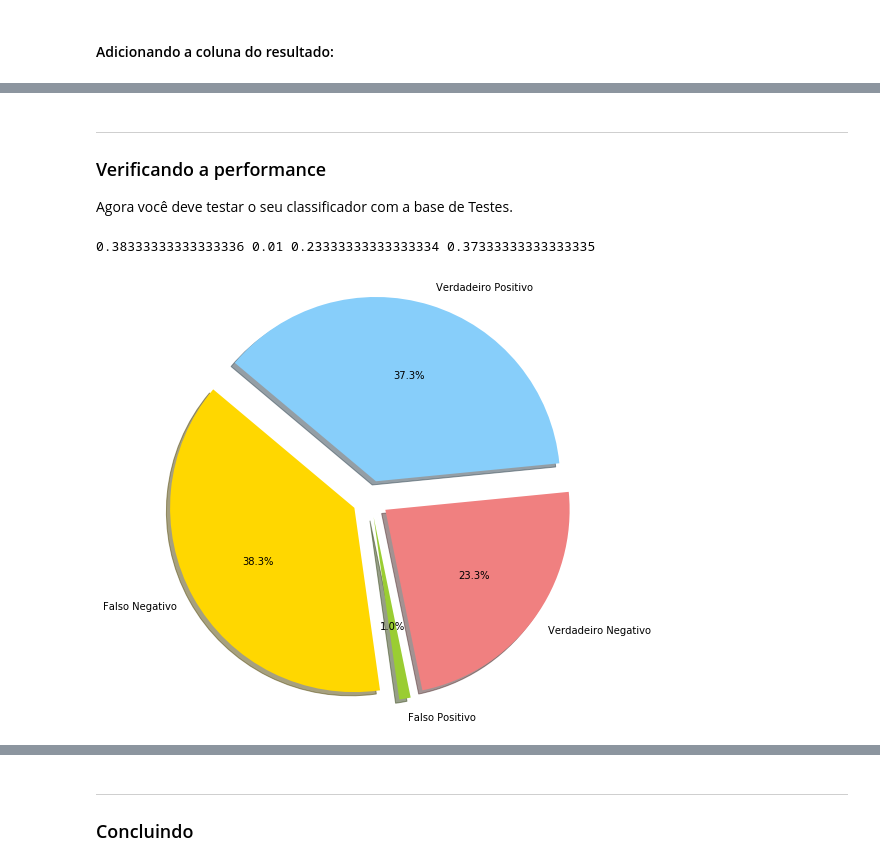
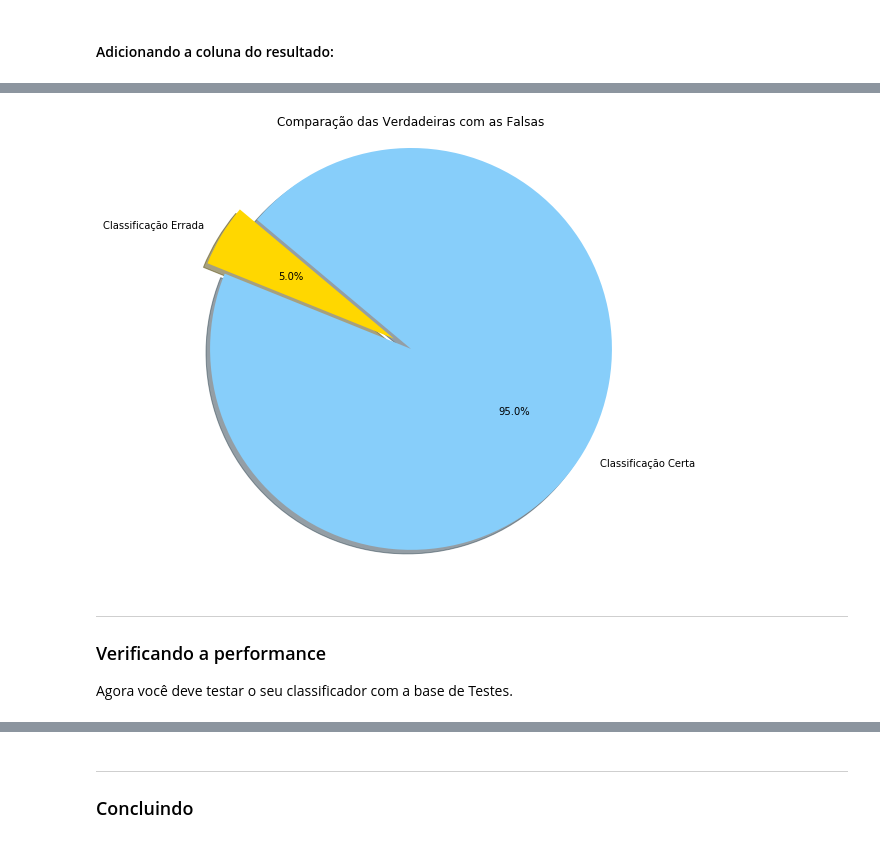
Before and after one commit to EikiSantos/DataScience-Project, a Jupyter notebook: Projeto2_layout.ipynb, the cells around one changed output, grey strips where cells are left out. Drawn from its saved outputs; the diff is of its cells as text; code cells hidden in the pictures.

```diff
--- a/Projeto2_layout.ipynb
+++ b/Projeto2_layout.ipynb
@@ -339,3 +367,20 @@ skol_read
+# %%
+classi_true = performance_["Verdadeiro_Negativo"] + performance_['Verdadeiro_Positivo']
+classi_false = performance_['Falso_Negativo'] + performance_["Falso_Positivo"]
+labels = "Classificação Errada", "Classificação Certa"
+sizes = [classi_false, classi_true]
+colors = ['gold', 'lightskyblue']
+explode = (0.05, 0.05)
+
+# Plot
+plt.figure(figsize=[8,8])
+plt.pie(sizes, explode=explode, labels=labels, colors=colors,
+autopct='%1.1f%%', shadow=True, startangle=140)
+plt.title("Comparação das Verdadeiras com as Falsas")
+plt.axis('equal')
+plt.show()
+# %% [output]
+[figure, added]
 # %% [markdown]
 ___
 ### Verificando a performance
@@ -368,25 +388,0 @@ porc_f_p = contagem_falso_positivo/300
-# %%
-print(porc_f_n, porc_f_p, porc_v_n, porc_v_p)
-lispie = [porc_f_n, porc_f_p, porc_v_n, porc_v_p]
-dic = {"V_N":porc_v_n,
-"V_P":porc_v_p,
-"F_P":porc_f_p,
-"F_N":porc_f_n}
-# %% [output]
-0.38333333333333336 0.01 0.23333333333333334 0.37333333333333335
-# %%
-# Data to plot
-labels = 'Falso Negativo', "Falso Positivo", "Verdadeiro Negativo", 'Verdadeiro Positivo'
-sizes = [porc_f_n, porc_f_p, porc_v_n, porc_v_p]
-colors = ['gold', 'yellowgreen', 'lightcoral', 'lightskyblue']
-explode = (0.1, 0.1, 0.1, 0.1)  # explode 1st slice
-
-# Plot
-plt.figure(figsize=[8,8])
-plt.pie(sizes, explode=explode, labels=labels, colors=colors,
-autopct='%1.1f%%', shadow=True, startangle=140)
-
-plt.axis('equal')
-plt.show()
-# %% [output]
-[figure, removed]
```
Also changed, not shown: parts of 31 cells of this notebook.
